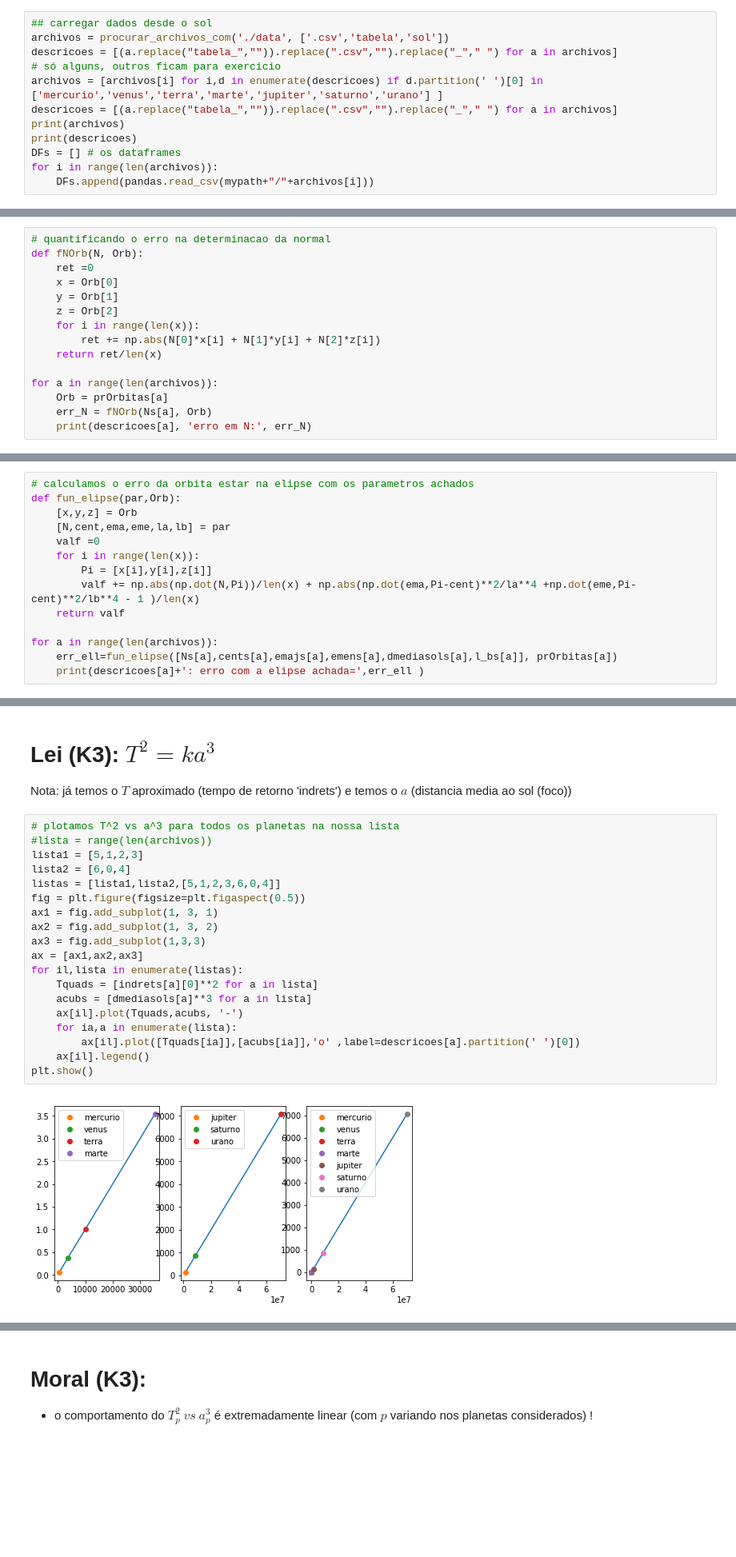
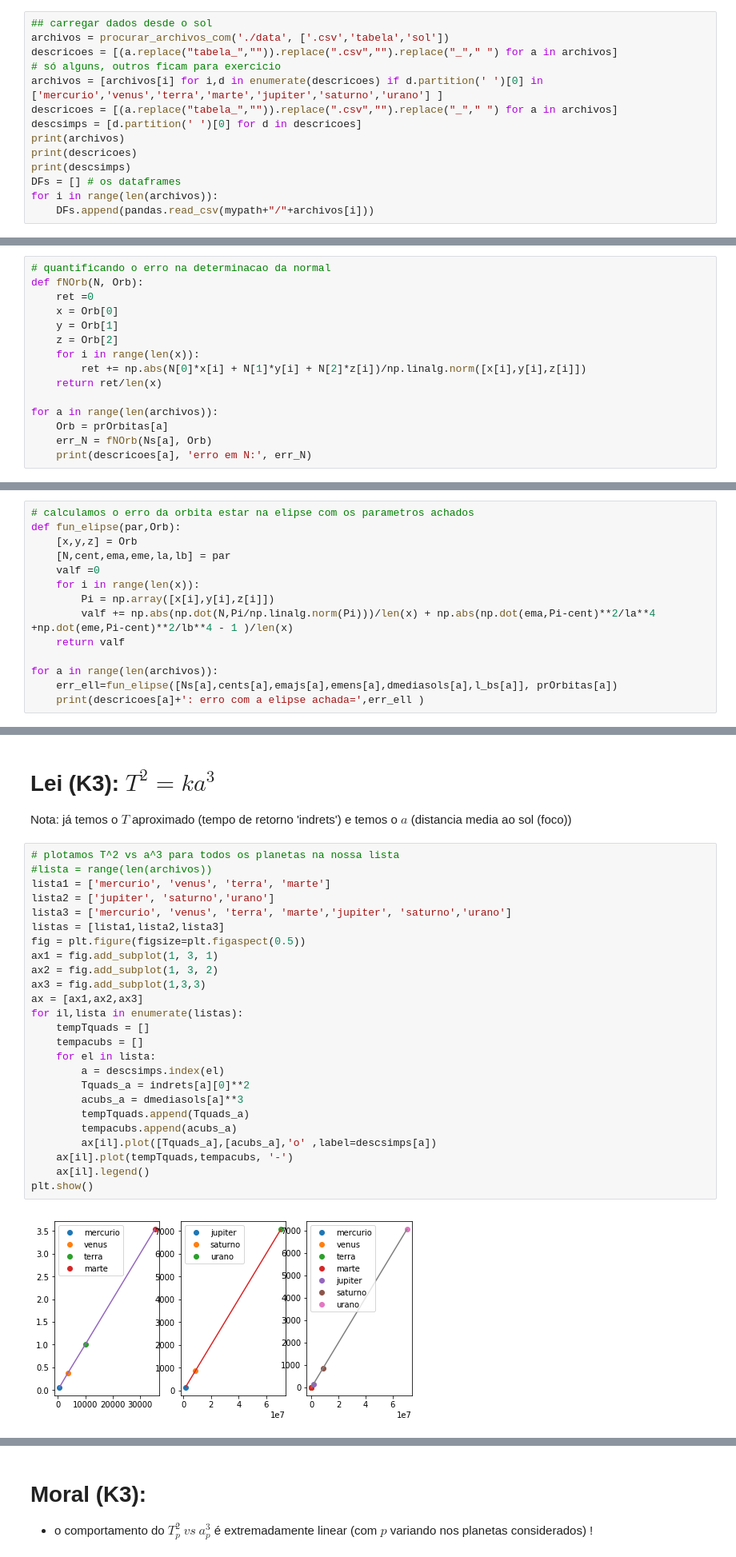
Before and after one commit to acabreraufrj/modelagem, a Jupyter notebook: aulas/Aula10.ipynb, the cells around one changed output, grey strips where cells are left out. Shown: that part at 80% size. Cells and saved outputs as stored; diff of their text form; blank space fills up the shorter version.

```diff
--- a/aulas/Aula10.ipynb
+++ b/aulas/Aula10.ipynb
@@ -228,8 +231,10 @@ descricoes = [(a.replace("tabela_","")).replace(".csv","").replace("_"," ") for
 # só alguns, outros ficam para exercicio
 archivos = [archivos[i] for i,d in enumerate(descricoes) if d.partition(' ')[0] in ['mercurio','venus','terra','marte','jupiter','saturno','urano'] ]
 descricoes = [(a.replace("tabela_","")).replace(".csv","").replace("_"," ") for a in archivos]
+descsimps = [d.partition(' ')[0] for d in descricoes]
 print(archivos)
 print(descricoes)
+print(descsimps)
 DFs = [] # os dataframes
 for i in range(len(archivos)):
     DFs.append(pandas.read_csv(mypath+"/"+archivos[i]))
@@ -513,7 +524,7 @@ def fNOrb(N, Orb):
     y = Orb[1]
     z = Orb[2]
     for i in range(len(x)):
-        ret += np.abs(N[0]*x[i] + N[1]*y[i] + N[2]*z[i])
+        ret += np.abs(N[0]*x[i] + N[1]*y[i] + N[2]*z[i])/np.linalg.norm([x[i],y[i],z[i]])
     return ret/len(x)
 
 for a in range(len(archivos)):
@@ -576,8 +587,8 @@ def fun_elipse(par,Orb):
     [N,cent,ema,eme,la,lb] = par
     valf =0
     for i in range(len(x)):
-        Pi = [x[i],y[i],z[i]]
-        valf += np.abs(np.dot(N,Pi))/len(x) + np.abs(np.dot(ema,Pi-cent)**2/la**4 +np.dot(eme,Pi-cent)**2/lb**4 - 1 )/len(x)
+        Pi = np.array([x[i],y[i],z[i]])
+        valf += np.abs(np.dot(N,Pi/np.linalg.norm(Pi)))/len(x) + np.abs(np.dot(ema,Pi-cent)**2/la**4 +np.dot(eme,Pi-cent)**2/lb**4 - 1 )/len(x)
     return valf
 
 for a in range(len(archivos)):
@@ -653,24 +664,30 @@ Nota: já temos o $T$ aproximado (tempo de retorno 'indrets') e temos o $a$ (dis
 # %%
 # plotamos T^2 vs a^3 para todos os planetas na nossa lista
 #lista = range(len(archivos))
-lista1 = [5,1,2,3]
-lista2 = [6,0,4]
-listas = [lista1,lista2,[5,1,2,3,6,0,4]]
+lista1 = ['mercurio', 'venus', 'terra', 'marte']
+lista2 = ['jupiter', 'saturno','urano']
+lista3 = ['mercurio', 'venus', 'terra', 'marte','jupiter', 'saturno','urano']
+listas = [lista1,lista2,lista3]
 fig = plt.figure(figsize=plt.figaspect(0.5))
 ax1 = fig.add_subplot(1, 3, 1)
 ax2 = fig.add_subplot(1, 3, 2)
 ax3 = fig.add_subplot(1,3,3)
 ax = [ax1,ax2,ax3]
 for il,lista in enumerate(listas):
-    Tquads = [indrets[a][0]**2 for a in lista]
-    acubs = [dmediasols[a]**3 for a in lista]
-    ax[il].plot(Tquads,acubs, '-')
-    for ia,a in enumerate(lista):
-        ax[il].plot([Tquads[ia]],[acubs[ia]],'o' ,label=descricoes[a].partition(' ')[0])
+    tempTquads = []
+    tempacubs = []
+    for el in lista:
+        a = descsimps.index(el)
+        Tquads_a = indrets[a][0]**2
+        acubs_a = dmediasols[a]**3
+        tempTquads.append(Tquads_a)
+        tempacubs.append(acubs_a)
+        ax[il].plot([Tquads_a],[acubs_a],'o' ,label=descsimps[a])
+    ax[il].plot(tempTquads,tempacubs, '-')
     ax[il].legend()
 plt.show()
 # %% [output]
-[figure, old version]
+[figure, new version]
 # %% [markdown]
 ![](./figs/Tquad_vs_acub.png)
 # %%
```
Also changed, not shown: parts of 17 cells of this notebook, 1 other file.
